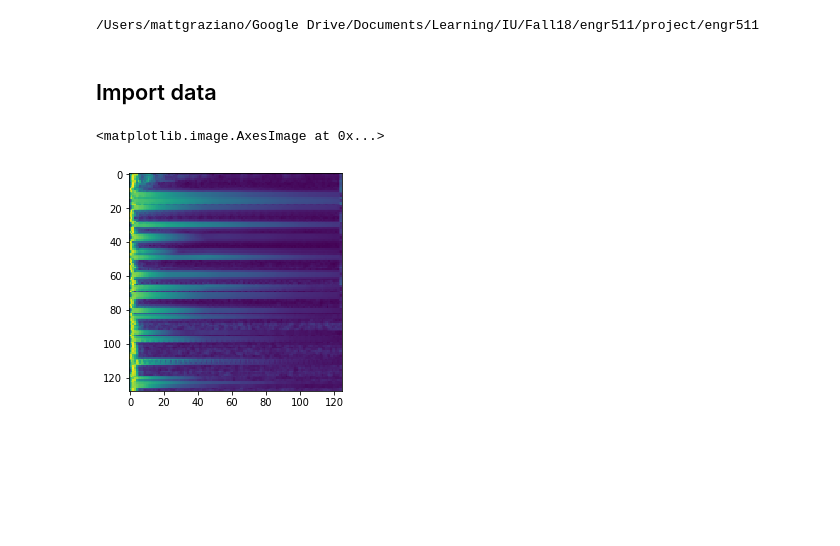
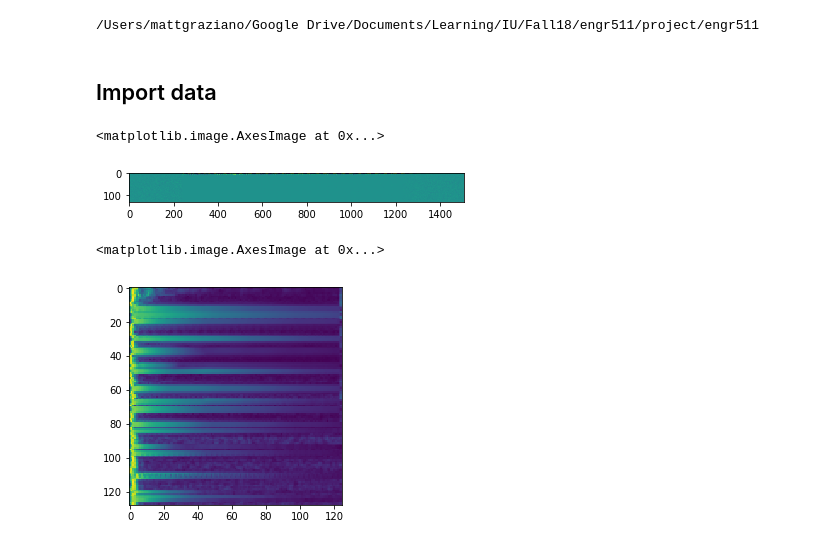
Before and after one commit to MattGraz/engr511, a Jupyter notebook: notebooks/generated_chord_model.ipynb, the cells around one changed output. Cells and saved outputs as stored; diff of their text form; code cells hidden in the pictures; blank space fills up the shorter version.

```diff
--- a/notebooks/generated_chord_model.ipynb
+++ b/notebooks/generated_chord_model.ipynb
@@ -413,6 +415,10 @@ def get_spectrogram(signal, sr=44100, spectype="mel"):
         spectrogram = Chroma(CQT)
         spectrogram_norm = normalize(spectrogram, norm='l1', axis=0)
 
+    elif spectype == "stft":
+        spectrogram = stft(signal, fs=sr, window="hann")[2]
+        spectrogram_norm = np.real(normalize(spectrogram, norm='l1', axis=0))
+
     return spectrogram_norm
 # %%
 def get_clean_x(signal, sr=44100, nth_largest=-45, spectype="mel"):
@@ -428,4 +437,10 @@ def get_clean_x(signal, sr=44100, nth_largest=-45, spectype="mel"):
     return clean
+# %%
+a = get_spectrogram(sf.read(recording_filenames[16])[0], spectype="stft")
+plt.imshow(np.real(a))
+# %% [output]
+<matplotlib.image.AxesImage at 0x...>
+[figure, added]
 # %%
 a = get_spectrogram(sf.read(recording_filenames[16])[0])
 plt.imshow(a)
```
Also changed, not shown: parts of 55 cells of this notebook, 1 other file.
